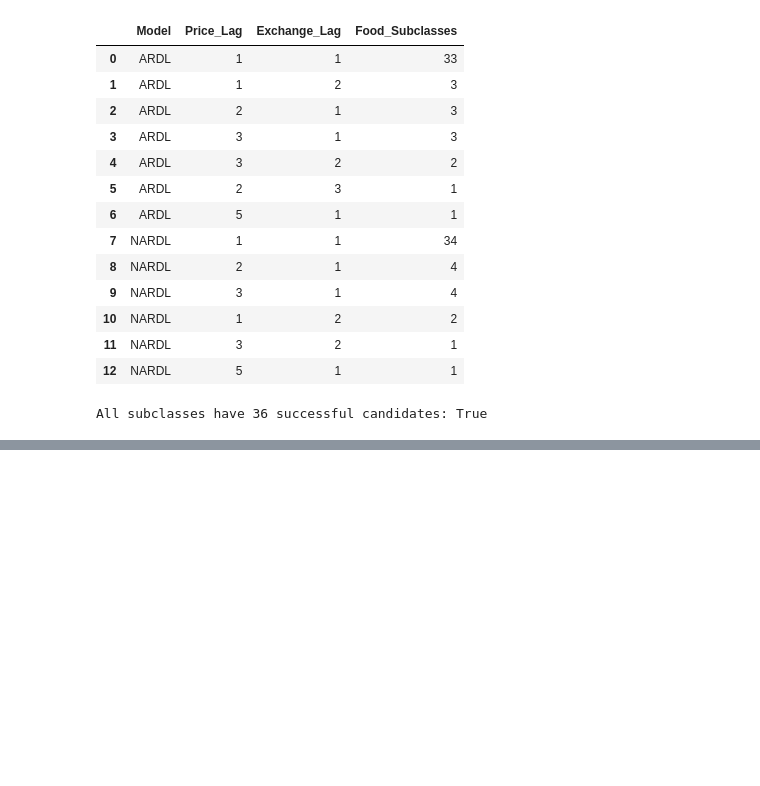
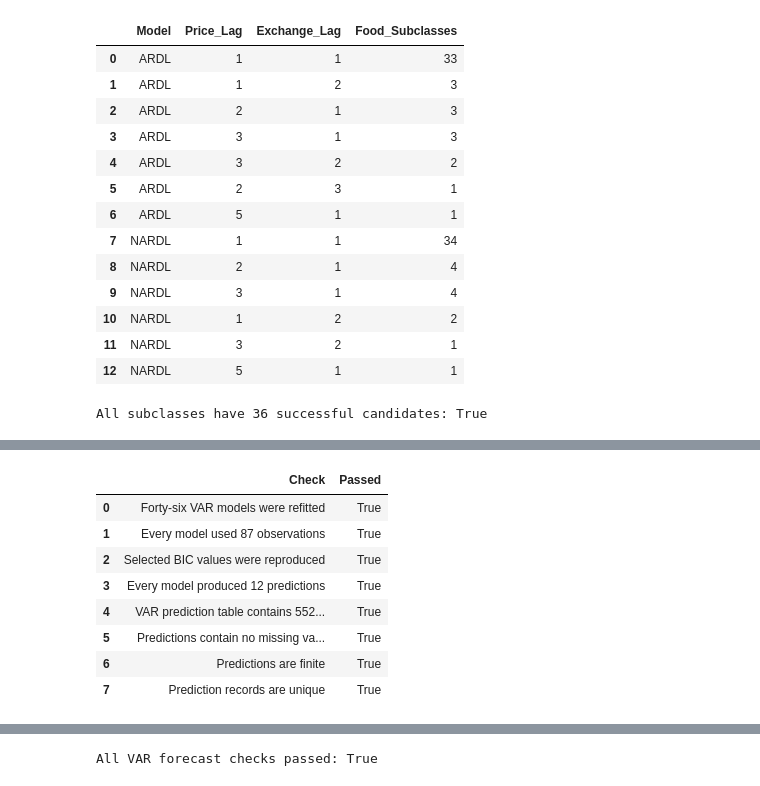
Before and after one commit to MasindiManaga/ERPT_ML_Research, a Jupyter notebook: notebooks/09_Machine_Learning_Evaluation_and_Comparison.ipynb, the cells around one changed output, grey strips where cells are left out. Cells and saved outputs as stored; diff of their text form; code cells hidden in the pictures; blank space fills up the shorter version.

Commit message:
Refit, validate, evaluate NARDL and ARDL models, select var lag orders

```diff
--- a/notebooks/09_Machine_Learning_Evaluation_and_Comparison.ipynb
+++ b/notebooks/09_Machine_Learning_Evaluation_and_Comparison.ipynb
@@ -1606,0 +2123,77 @@ All subclasses have 36 successful candidates: True
+# %%
+# validate and evaluate the VAR benchmark
+var_forecast_checks = pd.DataFrame(
+    {
+        "Check": [
+            "Forty-six VAR models were refitted",
+            "Every model used 87 observations",
+            "Selected BIC values were reproduced",
+            "Every model produced 12 predictions",
+            "VAR prediction table contains 552 rows",
+            "Predictions contain no missing values",
+            "Predictions are finite",
+            "Prediction records are unique",
+        ],
+        "Passed": [
+            len(var_refit_validation) == 46,
+            var_refit_validation[
+                "Development_Observations"
+            ].eq(87).all(),
+            var_refit_validation[
+                "Absolute_BIC_Difference"
+            ].le(1e-10).all(),
+            var_refit_validation[
+                "Test_Predictions"
+            ].eq(12).all(),
+            len(var_test_predictions) == 552,
+            not var_test_predictions[
+                "Predicted_Food_Inflation_Pct"
+            ].isna().any(),
+            np.isfinite(
+                var_test_predictions[
+                    "Predicted_Food_Inflation_Pct"
+                ]
+            ).all(),
+            not var_test_predictions.duplicated(
+                prediction_identifier_columns
+            ).any(),
+        ],
+    }
+)
+
+var_evaluation_data = var_test_predictions.merge(
+    test_actuals,
+    on=identifier_columns,
+    how="left",
+    validate="many_to_one",
+)
+
+var_test_model_results = pd.DataFrame(
+    [
+        {
+            "Model": "VAR",
+            "Representation": "Bivariate system",
+            **calculate_forecast_metrics(
+                var_evaluation_data
+            ),
+        }
+    ]
+)
+
+display(var_forecast_checks)
+display(var_test_model_results)
+
+print(
+    "All VAR forecast checks passed:",
+    bool(var_forecast_checks["Passed"].all()),
+)
+# %% [output]
+|  | Check | Passed |
+| 0 | Forty-six VAR models were refitted | True |
+| 1 | Every model used 87 observations | True |
+| 2 | Selected BIC values were reproduced | True |
+| 3 | Every model produced 12 predictions | True |
+| 4 | VAR prediction table contains 552... | True |
+| 5 | Predictions contain no missing va... | True |
+| 6 | Predictions are finite | True |
+| 7 | Prediction records are unique | True |
@@ -1606,0 +2202 @@ All subclasses have 36 successful candidates: True
+All VAR forecast checks passed: True
```
Also changed, not shown: parts of 8 cells of this notebook.
